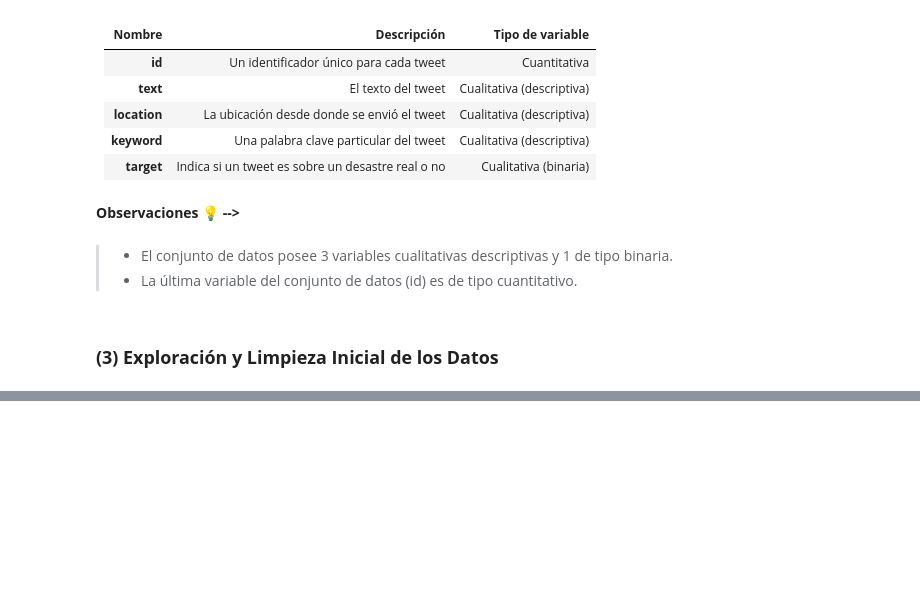
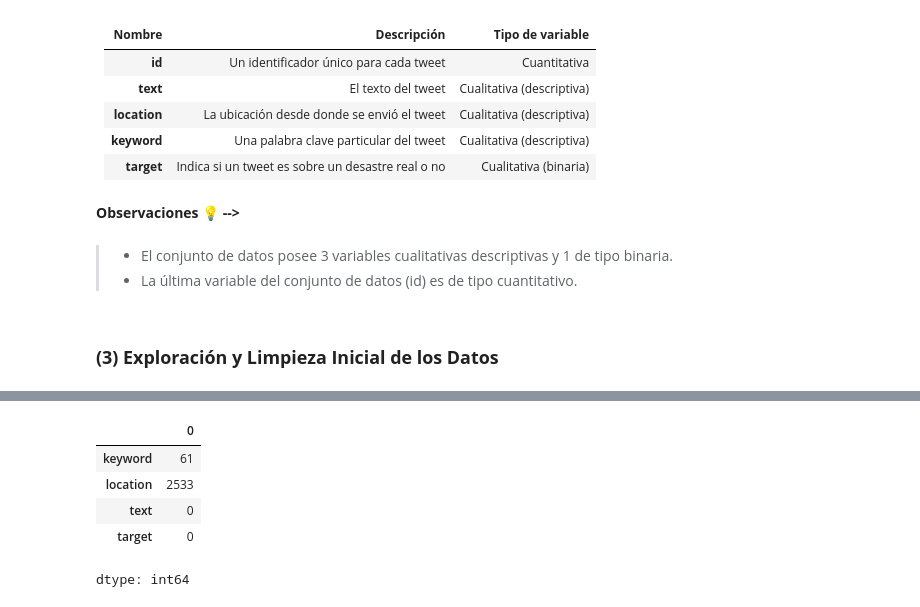
Before and after one commit to Andrea-gt/tweet-classification, a Jupyter notebook: tweet_classification.ipynb, the cells around one changed output, grey strips where cells are left out. Cells and saved outputs as stored; diff of their text form; code cells hidden in the pictures; blank space fills up the shorter version.

Commit message:
feat: Data Preprocessing

```diff
--- a/tweet_classification.ipynb
+++ b/tweet_classification.ipynb
@@ -116,0 +126,5 @@ Como se puede observar, se cuentan con 5 columnas o features en este conjunto de
+# %%
+# Download the NLTK stopwords if not already available
+nltk.download('stopwords')
+# Initialize the PorterStemmer
+stemmer = PorterStemmer()
@@ -116,0 +134,36 @@ Como se puede observar, se cuentan con 5 columnas o features en este conjunto de
+# %%
+# Get the list of stopwords from NLTK
+stop_words = set(stopwords.words('english'))
+# %%
+# Function to remove stopwords and apply stemming
+def preprocess_text(text):
+    # Tokenize the text
+    words = text.split()
+    # Remove stopwords and apply stemming
+    processed_words = [stemmer.stem(word) for word in words if word not in stop_words]
+    # Reassemble the text
+    return ' '.join(processed_words)
+# %%
+# Convert all entries to strings
+df['text'] = df['text'].astype(str)
+# Remove URLs
+df['text'] = df['text'].str.replace(r'http\S+|www\S+|https\S+', '', case=False, regex=True)
+# Convert to lowercase
+df['text'] = df['text'].str.lower()
+# Remove leading/trailing whitespaces
+df['text'] = df['text'].str.strip()
+# Remove special characters and punctuation (keeping letters, numbers, and spaces)
+df['text'] = df['text'].str.replace(r'[^\w\s]', '', regex=True)
+# Remove extra spaces
+df['text'] = df['text'].str.replace(r'\s+', ' ', regex=True)
+# Apply preprocessing (stopwords removal and stemming)
+df['text'] = df['text'].apply(preprocess_text)
+# %%
+df.isnull().sum()
+# %% [output]
+|  | 0 |
+| keyword | 61 |
+| location | 2533 |
+| text | 0 |
+| target | 0 |
+dtype: int64
```
Also changed, not shown: parts of 25 cells of this notebook.
